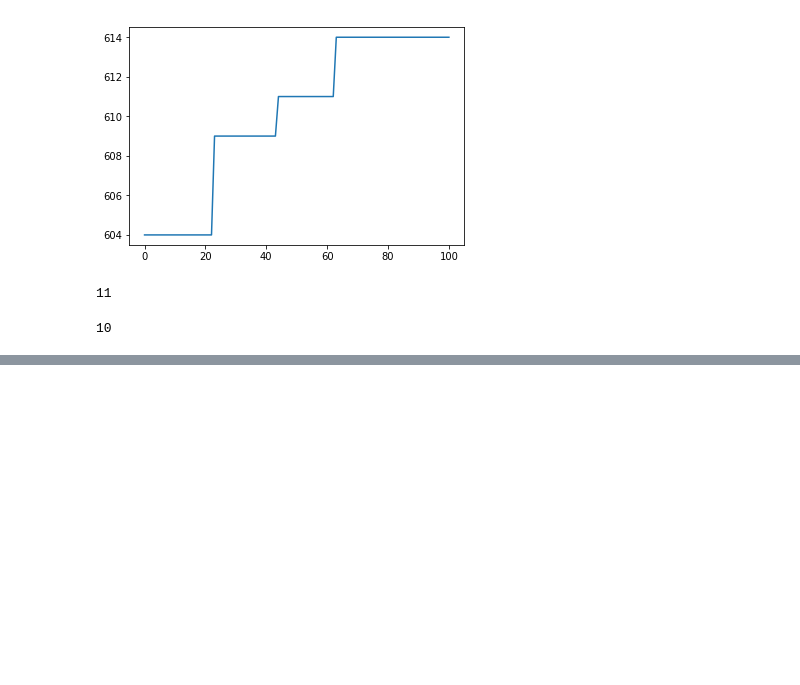
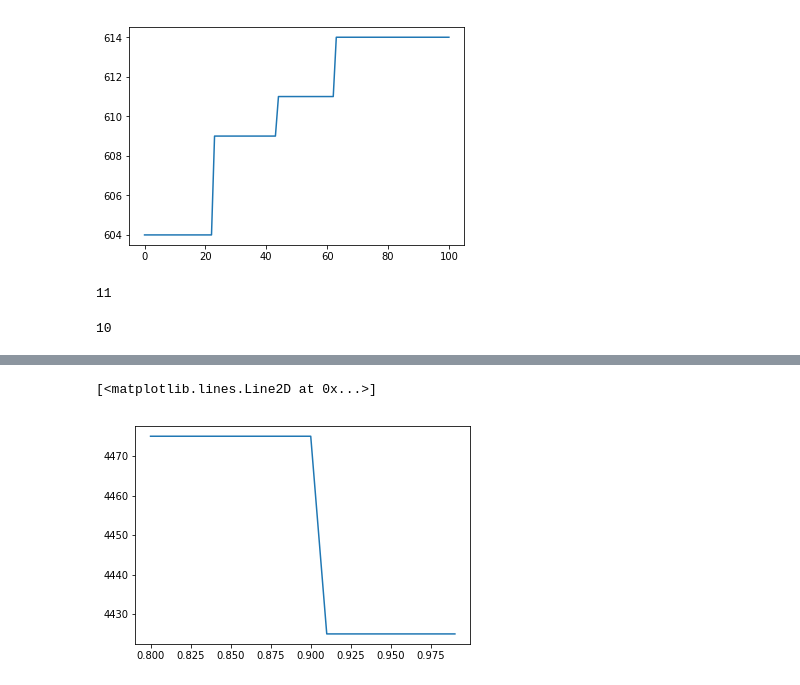
Before and after one commit to adhishagc/Genetic-Algorithm-using-Python-Example, a Jupyter notebook: Genetic_Algorithm_Assignment.ipynb, the cells around one changed output, grey strips where cells are left out. Saved outputs shown, nothing was run; the diff lists cells and outputs as text; code cells hidden in the pictures; blank space fills up the shorter version.

```diff
--- a/Genetic_Algorithm_Assignment.ipynb
+++ b/Genetic_Algorithm_Assignment.ipynb
@@ -538,0 +561,6 @@ x_temp
+# %%
+def frange(start, stop, step):
+  i = start
+  while i < stop:
+    yield i
+    i += step
@@ -538,0 +569,8 @@ x_temp
+# %%
+best_vals_size = [ ]
+best_vals_duration = [ ]
+iteration_pc = 10
+start =0.8
+end = 1
+step = 0.01
+get_avg_best_pc_var(start,end,step,pop_1)
@@ -538,0 +598,5 @@ x_temp
+# %%
+plt.plot([x for x in frange(start,end,step)],best_vals_size)
+# %% [output]
+[<matplotlib.lines.Line2D at 0x...>]
+[figure, added]
```
Also changed, not shown: parts of 8 cells of this notebook.
